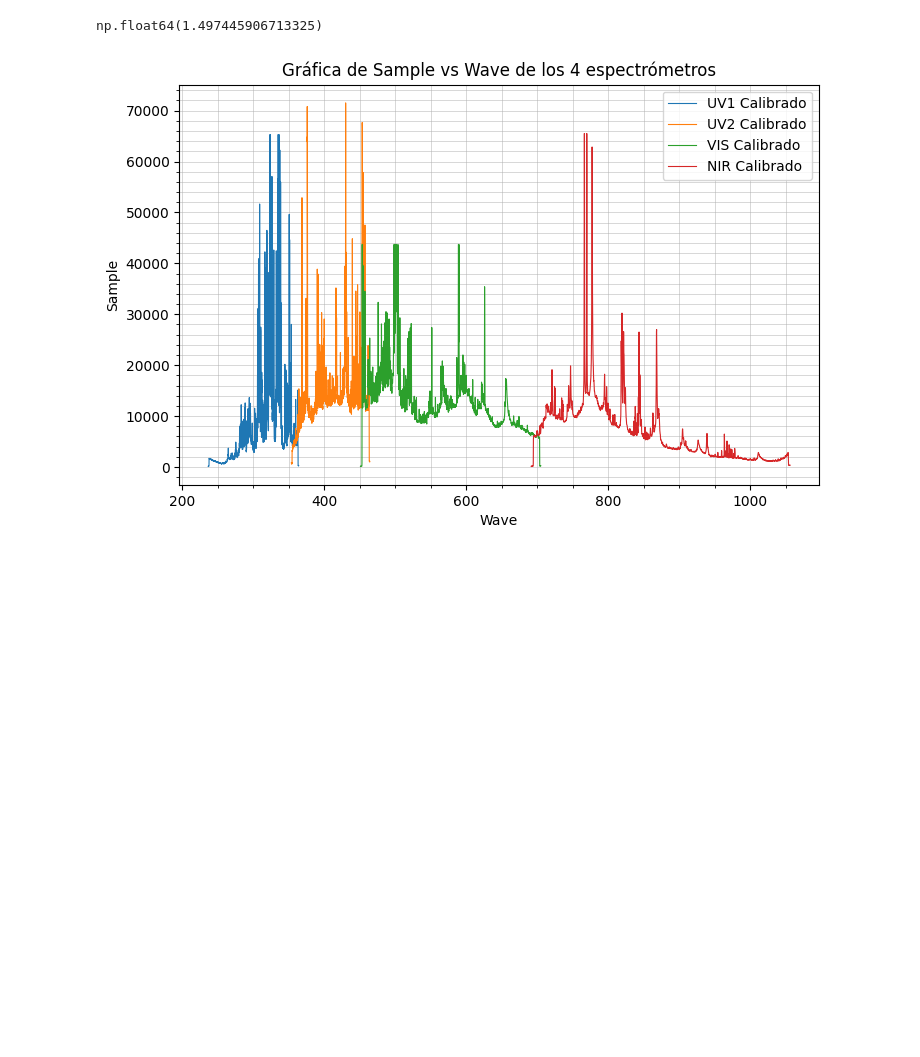
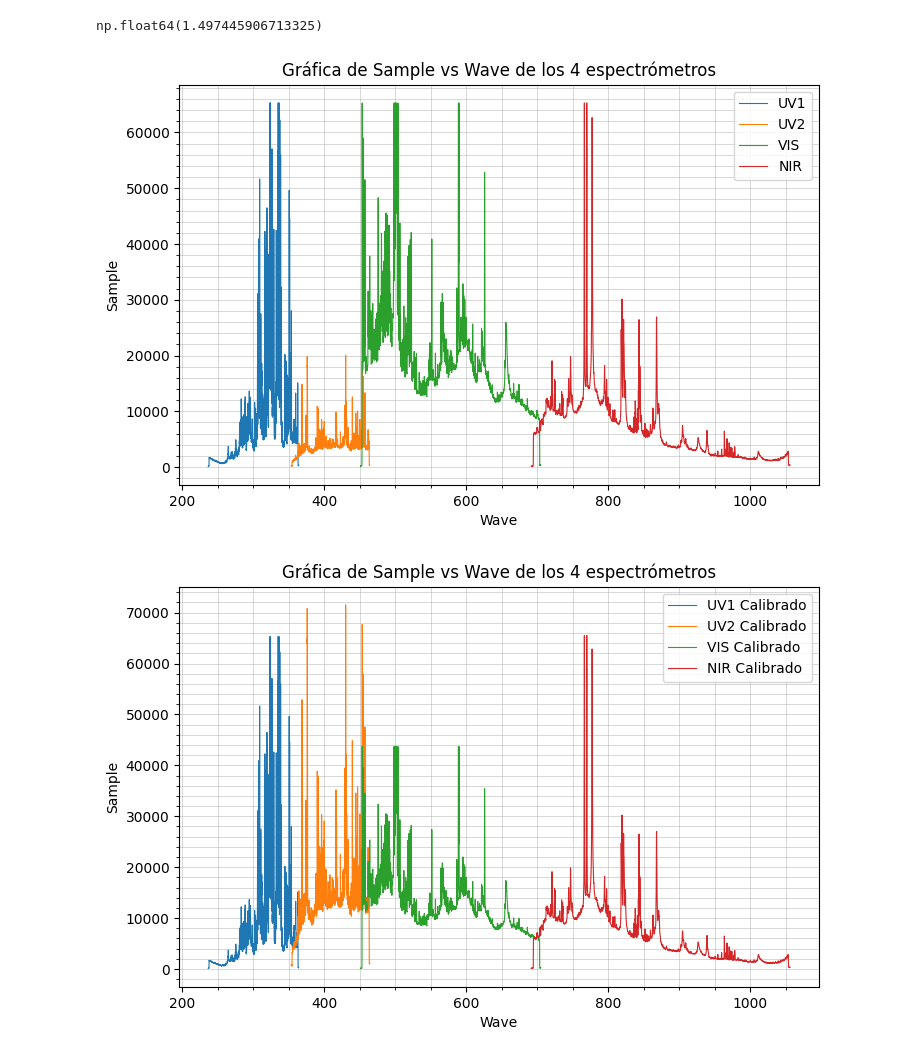
Before and after one commit to elsamoreno/LIBS_QUANTIFICATION_INTA, a Jupyter notebook: my_data_plot_interactive_peaks_detection.ipynb, the cells around one changed output. Cells and saved outputs as stored; diff of their text form; code cells hidden in the pictures; blank space fills up the shorter version.

```diff
--- a/my_data_plot_interactive_peaks_detection.ipynb
+++ b/my_data_plot_interactive_peaks_detection.ipynb
@@ -103,23 +103,29 @@ np.float64(1.497445906713325)
 # %%
 #Corrección del offset
 
 datos_UV1_corr = datos_UV1.copy()
 datos_UV2_corr = datos_UV2.copy()
 datos_VIS_corr = datos_VIS.copy()
 datos_NIR_corr = datos_NIR.copy()
 
+
 datos_UV1_corr['Sample'] = datos_UV1_corr['Sample']
 datos_UV2_corr['Sample'] = datos_UV2_corr['Sample']*coef1
 datos_VIS_corr['Sample'] = datos_VIS_corr['Sample']*coef2*coef1
 datos_NIR_corr['Sample'] = datos_NIR_corr['Sample']*coef3*coef2*coef1
 
+#### TO DO: ELIMINAR PRIMEROS Y ÚLTIMOS 16 DATOS
 
 
 dfs_calibrados = [datos_UV1_corr, datos_UV2_corr, datos_VIS_corr, datos_NIR_corr]
 nombres_calibrados = ["UV1 Calibrado", "UV2 Calibrado", "VIS Calibrado", "NIR Calibrado"]
+dfs = [datos_UV1, datos_UV2, datos_VIS, datos_NIR]
+nombres = ["UV1", "UV2", "VIS", "NIR"]
+graficar_multiples_dfs(dfs, nombres, 'Wave', 'Sample')
 graficar_multiples_dfs(dfs_calibrados, nombres_calibrados, 'Wave', 'Sample')
 # %% [output]
-[figure, old version]
+[figure, new version]
+[figure, added]
 # %%
 # Extracción de las longitudes de onda donde se hallan los picos
 
```
Also changed, not shown: parts of 1 cell of this notebook, 5 other files.
